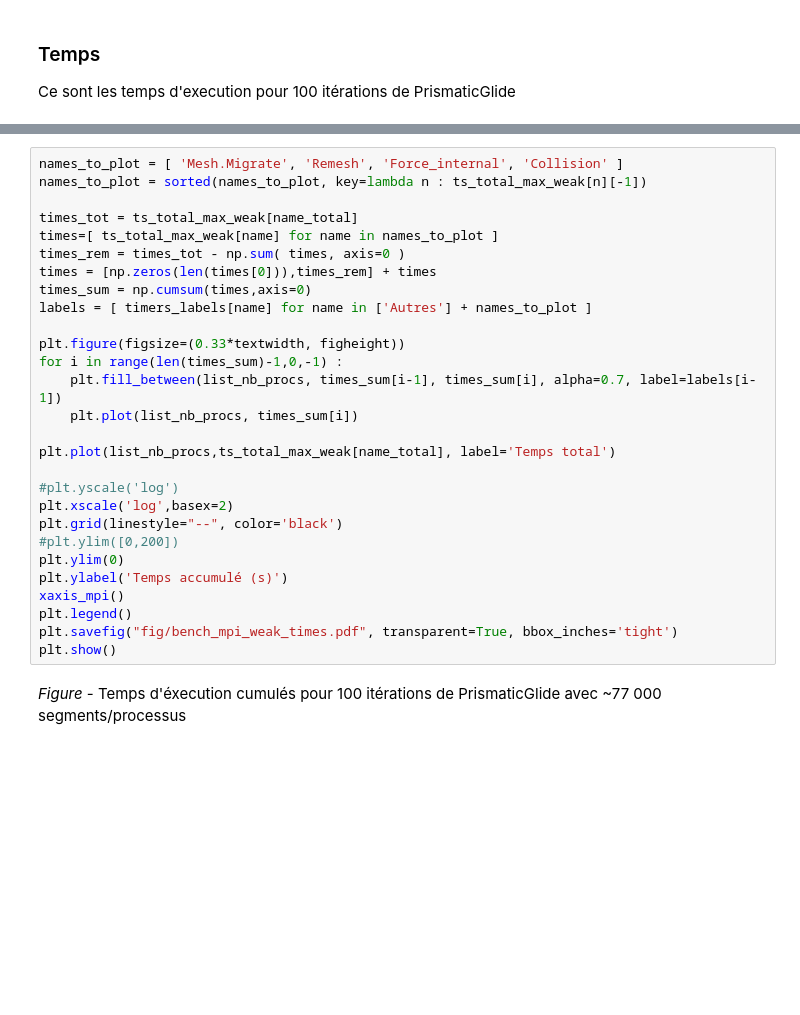
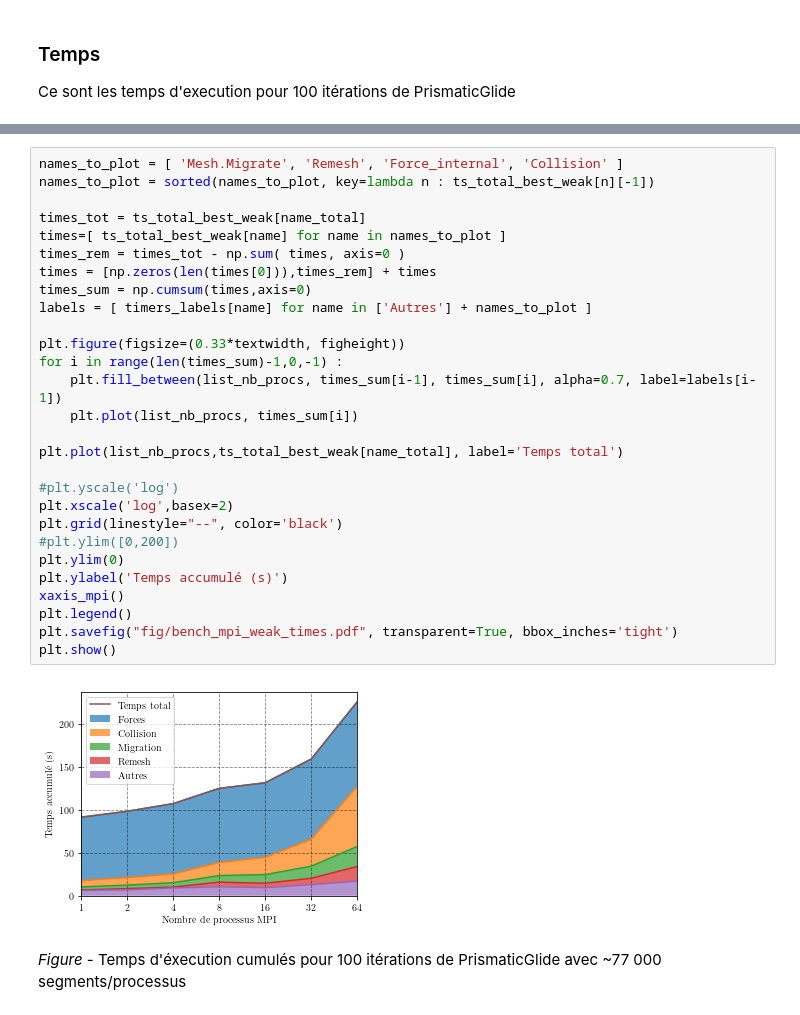
Before and after one commit to arnodu/adurocher-doc, a Jupyter notebook: jupyter/bench_mpi/bench_mpi.ipynb, the cells around one changed output, grey strips where cells are left out. Saved outputs shown, nothing was run; the diff lists cells and outputs as text; blank space fills up the shorter version.

```diff
--- a/jupyter/bench_mpi/bench_mpi.ipynb
+++ b/jupyter/bench_mpi/bench_mpi.ipynb
@@ -178,31 +211,33 @@ plt.show()
 # %%
 names_to_plot = [ 'Mesh.Migrate', 'Remesh', 'Force_internal', 'Collision' ]
-names_to_plot = sorted(names_to_plot, key=lambda n : ts_total_max_weak[n][-1])
+names_to_plot = sorted(names_to_plot, key=lambda n : ts_total_best_weak[n][-1])
 
-times_tot = ts_total_max_weak[name_total]
-times=[ ts_total_max_weak[name] for name in names_to_plot ]
+times_tot = ts_total_best_weak[name_total]
+times=[ ts_total_best_weak[name] for name in names_to_plot ]
 times_rem = times_tot - np.sum( times, axis=0 )
 times = [np.zeros(len(times[0])),times_rem] + times
 times_sum = np.cumsum(times,axis=0)
 labels = [ timers_labels[name] for name in ['Autres'] + names_to_plot ]
 
 plt.figure(figsize=(0.33*textwidth, figheight))
 for i in range(len(times_sum)-1,0,-1) :
     plt.fill_between(list_nb_procs, times_sum[i-1], times_sum[i], alpha=0.7, label=labels[i-1])
     plt.plot(list_nb_procs, times_sum[i])
 
-plt.plot(list_nb_procs,ts_total_max_weak[name_total], label='Temps total')
+plt.plot(list_nb_procs,ts_total_best_weak[name_total], label='Temps total')
 
 #plt.yscale('log')
 plt.xscale('log',basex=2)
 plt.grid(linestyle="--", color='black')
 #plt.ylim([0,200])
 plt.ylim(0)
 plt.ylabel('Temps accumulé (s)')
 xaxis_mpi()
 plt.legend()
 plt.savefig("fig/bench_mpi_weak_times.pdf", transparent=True, bbox_inches='tight')
 plt.show()
+# %% [output]
+[figure, added]
 # %% [markdown]
  *Figure* - Temps d'éxecution cumulés pour 100 itérations de PrismaticGlide avec ~77 000 segments/processus
 # %%
```
Also changed, not shown: parts of 10 cells of this notebook.
